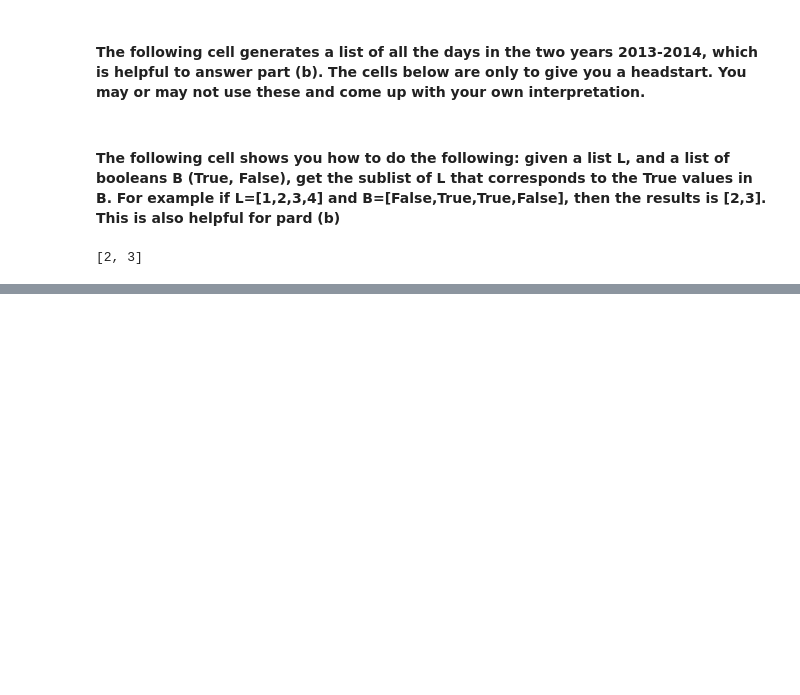
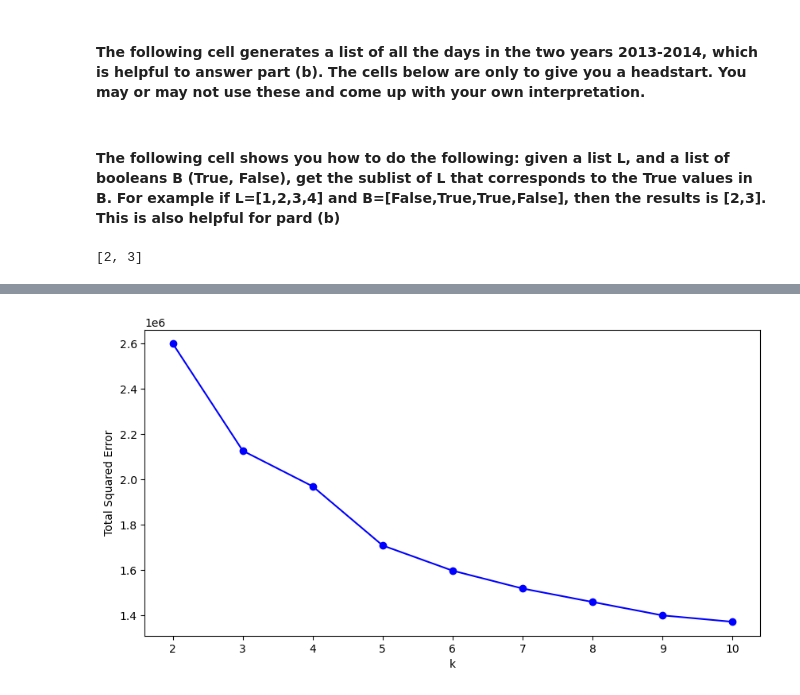
Before and after one commit to JordanVercillo/data_science, a Jupyter notebook: machine_learning/assignments/assignment2.ipynb, the cells around one changed output, grey strips where cells are left out. Cells and saved outputs as stored; diff of their text form; code cells hidden in the pictures; blank space fills up the shorter version.

```diff
--- a/machine_learning/assignments/assignment2.ipynb
+++ b/machine_learning/assignments/assignment2.ipynb
@@ -468,3 +486,15 @@ B = [False, True, True, False]
 list(compress(L, B))
 # %% [output]
 [2, 3]
+# %%
+# Define range of clusters to test
+k_range = range(2, 11)  # Testing K from 2 to 10
+inertia = []
+silhouette_scores = []
+
+# Loop through different values of k
+for k in k_range:
+    kmeans = KMeans(n_clusters=k, random_state=random_state, n_init='auto') # adding n_init='auto' to keep model stable
+    kmeans.fit(X)
+    inertia.append(kmeans.inertia_)  # Elbow Method
+    silhouette_scores.append(silhouette_score(X, kmeans.labels_, metric='euclidean'))  # Silhouette Score
@@ -470,0 +518,8 @@ list(compress(L, B))
+# %%
+plt.figure(figsize=(10, 5))
+plt.plot(k_range, inertia, marker="o", linestyle="-", color="b")
+plt.xlabel("k")
+plt.ylabel("Total Squared Error")
+plt.show()
+# %% [output]
+[figure, added]
```
Also changed, not shown: parts of 21 cells of this notebook.
